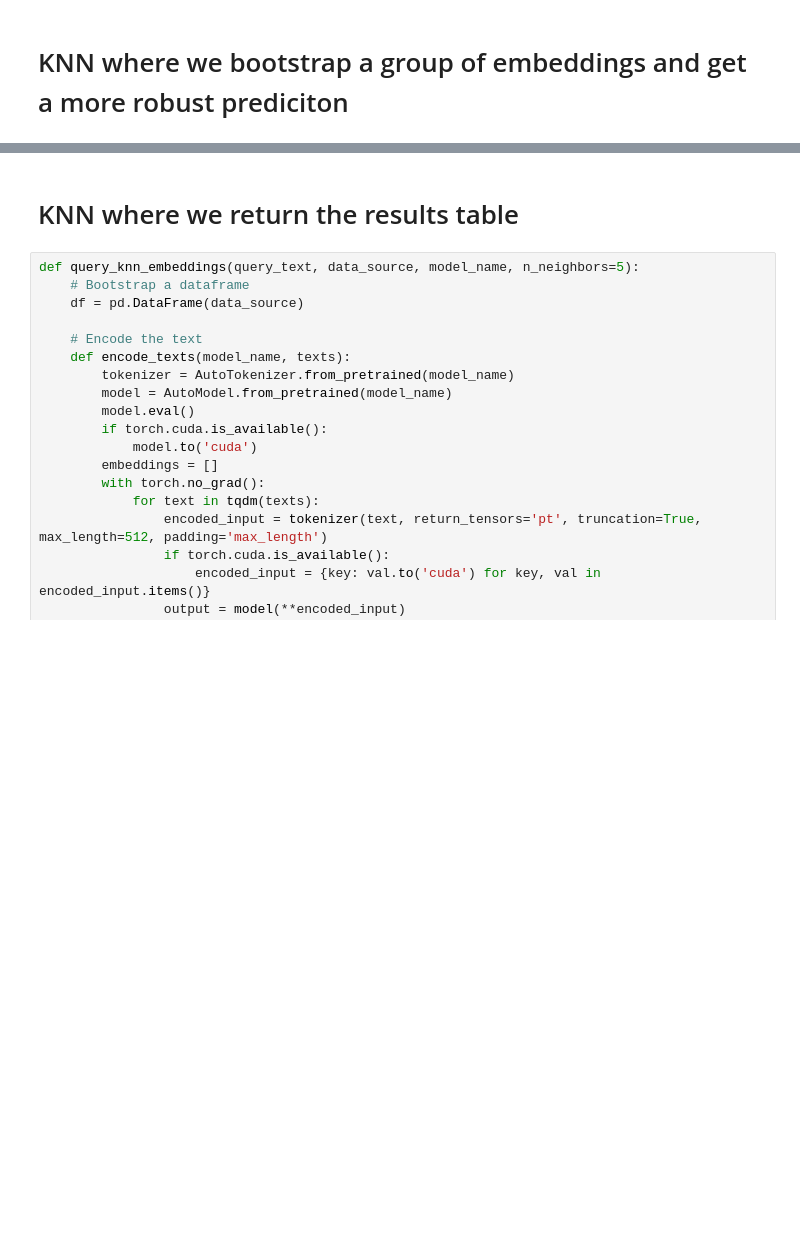
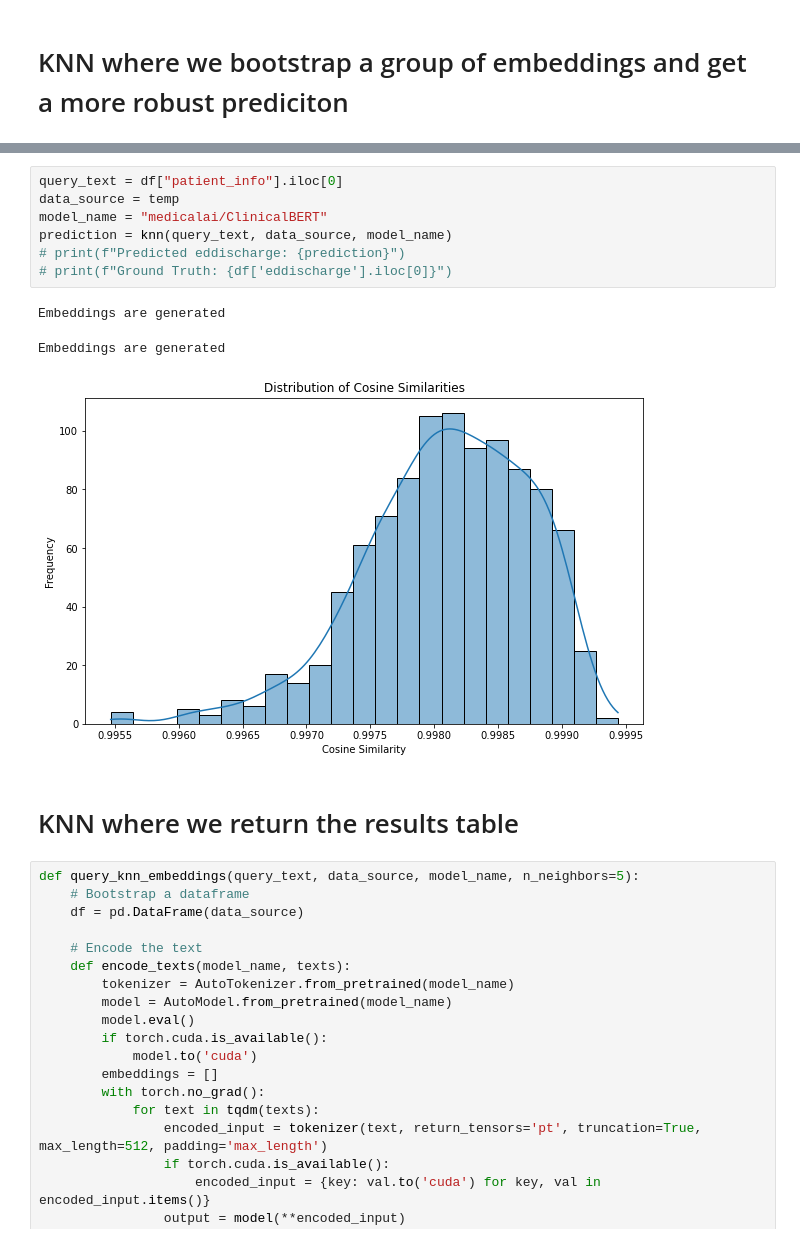
Before and after one commit to Simonlee711/Patient-Like-Me, a Jupyter notebook: plm.ipynb, the cells around one changed output, grey strips where cells are left out. Saved outputs shown, nothing was run; the diff lists cells and outputs as text; blank space fills up the shorter version.

```diff
--- a/plm.ipynb
+++ b/plm.ipynb
@@ -193,3 +392,14 @@ Confidence: 1.00
+# %%
+query_text = df["patient_info"].iloc[0]
+data_source = temp
+model_name = "medicalai/ClinicalBERT"
+prediction = knn(query_text, data_source, model_name)
+# print(f"Predicted eddischarge: {prediction}")
+# print(f"Ground Truth: {df['eddischarge'].iloc[0]}")
+# %% [output]
+Embeddings are generated
+Embeddings are generated
+[figure, added]
 # %% [markdown]
 # KNN where we return the results table
 # %%
```
Also changed, not shown: parts of 10 cells of this notebook.
